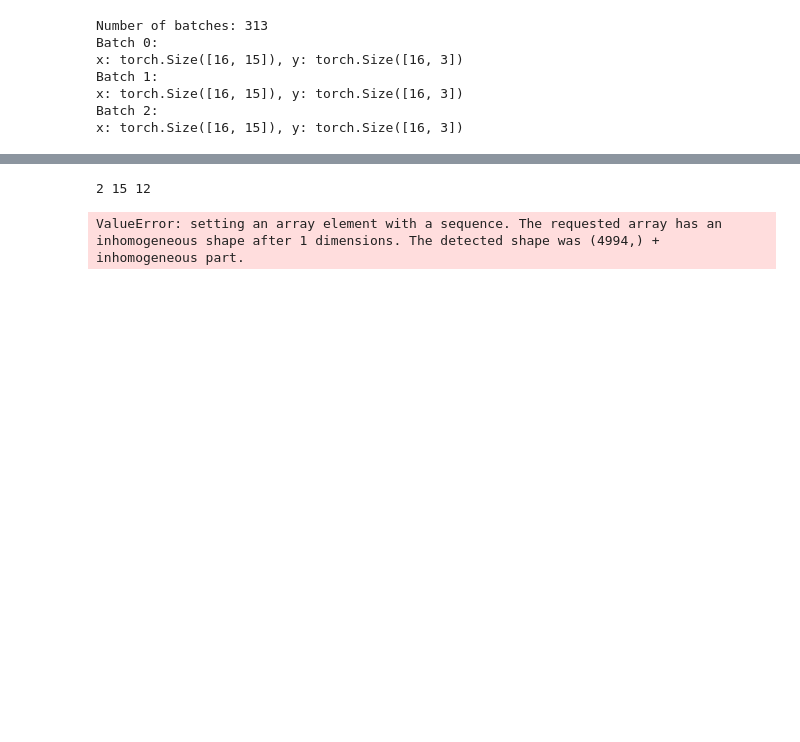
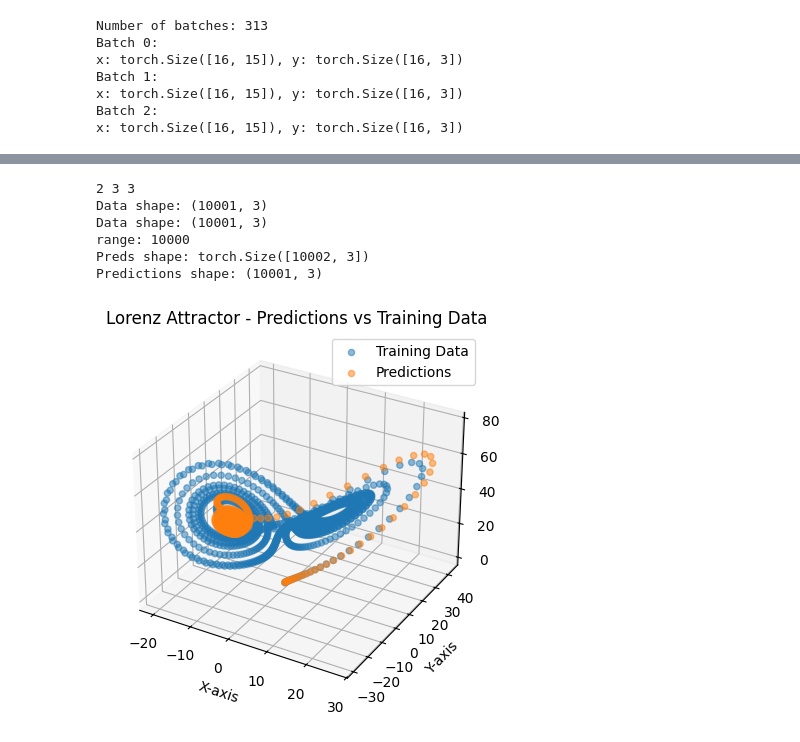
Before and after one commit to theo-brown/ml4de-hackathon-flyingpolarbears, a Jupyter notebook: nbs/lorenz_mlp.ipynb, the cells around one changed output, grey strips where cells are left out. Cells and saved outputs as stored; diff of their text form; code cells hidden in the pictures; blank space fills up the shorter version.

Commit message:
Completed autoregressive prediction

```diff
--- a/nbs/lorenz_mlp.ipynb
+++ b/nbs/lorenz_mlp.ipynb
@@ -134,7 +134,7 @@ validation_dataloader = torch.utils.data.DataLoader(validation_dataset, batch_si
 loss_fn = nn.MSELoss()
 optimizer = torch.optim.Adam(model.parameters(), lr=0.0001)
 # Training loop using tqdm
-num_epochs = 100
+num_epochs = 1000
 num_epochs_validation = 50
 from tqdm import tqdm
 from tqdm import trange
@@ -172,25 +183,60 @@ def evaluate_model_autoregressive(model, data, input_steps=5, output_steps=1):
     with torch.no_grad():
         # Initialize the input with the first input_steps data points
         x = torch.tensor(data[:input_steps], dtype=torch.float32)
-
+        preds=x
         # print(f"Initial input shape: {x.shape}")
         predictions = []
-        predictions.append(x.numpy())
-        for _ in range(len(data) - input_steps - output_steps +1):
+        print(f"Data shape: {data.shape}")
+        print(f"range: {(len(data) - input_steps)// output_steps}")
+        for _ in range((len(data) - input_steps)// output_steps +1):
             y_pred = model(x.flatten().unsqueeze(0))
             # print(f"Predicted shape: {y_pred.shape}")
+
             # Reshape the prediction to match the output shape
             y_pred = y_pred.reshape(output_steps, 3)
-            predictions.append(y_pred.numpy())
+            # print(f"Predicted shape: {y_pred.shape}")
             # print(f"Predictions shape: {np.array(predictions[0]).shape}")
             # Update the input with the new prediction
             # Concatenate the new prediction to the input
-            x = torch.cat((x, y_pred), dim=0)[:input_steps]
-    return np.array(predictions)
+            x = torch.cat((x, y_pred), dim=0)[-input_steps:]
+            preds = torch.cat((preds, y_pred), dim=0)
+        # Accumulate the predictions
+        # preds = np.empty(data.shape)
+        print(f"Preds shape: {preds.shape}")
+        # preds[:input_steps] = data[:input_steps]
+        # for i in range(len(predictions)):
+        #     print(f"Ind1:  {input_steps+i*output_steps}")
+        #     print(input_steps+(i+1)*output_steps)
+        #     preds[input_steps+i*output_steps:input_steps+(i+1)*output_steps] = predictions[i]
+        # Reduce the predictions to the original shape
+        preds = preds[:data.shape[0]]
+        # Convert to numpy array
+        preds = preds.numpy()
+    return preds
 # %%
 print(len(training_dataset[0]), len(training_dataset[0][0]), len(training_dataset[0][1]))
-preds = evaluate_model_autoregressive(model, lorenz_data_training, input_steps=input_steps, output_steps=output_steps)
+data = np.concat((lorenz_data_training, lorenz_data_validation), axis=0)
+print(f"Data shape: {data.shape}")
+# Evaluate the model
+preds = evaluate_model_autoregressive(model, data, input_steps=input_steps, output_steps=output_steps)
 print(f"Predictions shape: {preds.shape}")
 # %% [output]
-2 15 12
+2 3 3
+Data shape: (10001, 3)
+Data shape: (10001, 3)
+range: 10000
+Preds shape: torch.Size([10002, 3])
+Predictions shape: (10001, 3)
-ValueError: setting an array element with a sequence. The requested array has an inhomogeneous shape after 1 dimensions. The detected shape was (4994,) + inhomogeneous part.
+# %%
+# Plot the predictions
+fig = plt.figure()
+ax = fig.add_subplot(111, projection='3d')
+ax.scatter(lorenz_data_training[:1000, 0], lorenz_data_training[:1000, 1], lorenz_data_training[:1000, 2], label='Training Data', alpha=0.5)
+ax.scatter(preds[:1000, 0], preds[:1000, 1], preds[:1000, 2], label='Predictions', alpha=0.5)
+plt.title('Lorenz Attractor - Predictions vs Training Data')
+plt.xlabel('X-axis')
+plt.ylabel('Y-axis')
+plt.legend()
+plt.show()
+# %% [output]
+[figure, added]
```
Also changed, not shown: parts of 2 cells of this notebook.
